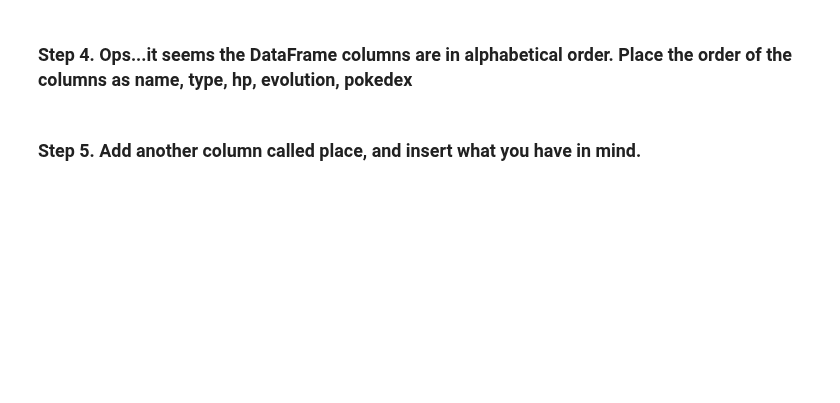
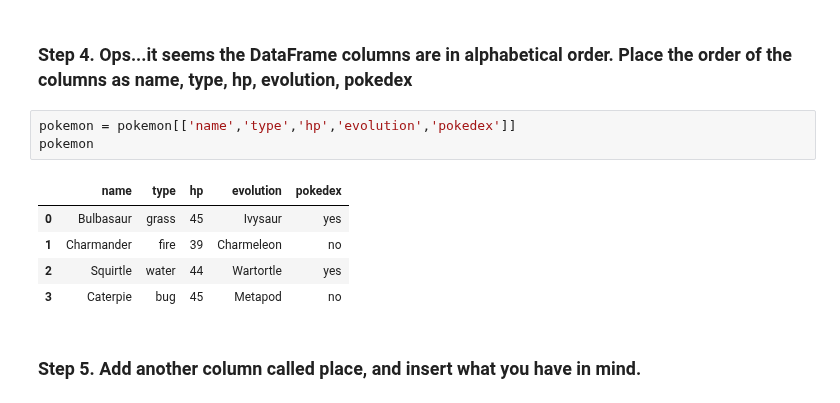
Before and after one commit to Viethoang0803/ph-n-t-ch-d-li-u-v-i-py, a Jupyter notebook: BT_00.ipynb, the cells around one changed output. Drawn from its saved outputs; the diff is of its cells as text; blank space fills up the shorter version.

```diff
--- a/BT_00.ipynb
+++ b/BT_00.ipynb
@@ -22,4 +51,13 @@ This time you will create the data.
 # %% [markdown]
 ### Step 4. Ops...it seems the DataFrame columns are in alphabetical order. Place  the order of the columns as name, type, hp, evolution, pokedex
+# %%
+pokemon = pokemon[['name','type','hp','evolution','pokedex']]
+pokemon
+# %% [output]
+|  | name | type | hp | evolution | pokedex |
+| 0 | Bulbasaur | grass | 45 | Ivysaur | yes |
+| 1 | Charmander | fire | 39 | Charmeleon | no |
+| 2 | Squirtle | water | 44 | Wartortle | yes |
+| 3 | Caterpie | bug | 45 | Metapod | no |
 # %% [markdown]
 ### Step 5. Add another column called place, and insert what you have in mind.
```
Also changed, not shown: parts of 6 cells of this notebook.
